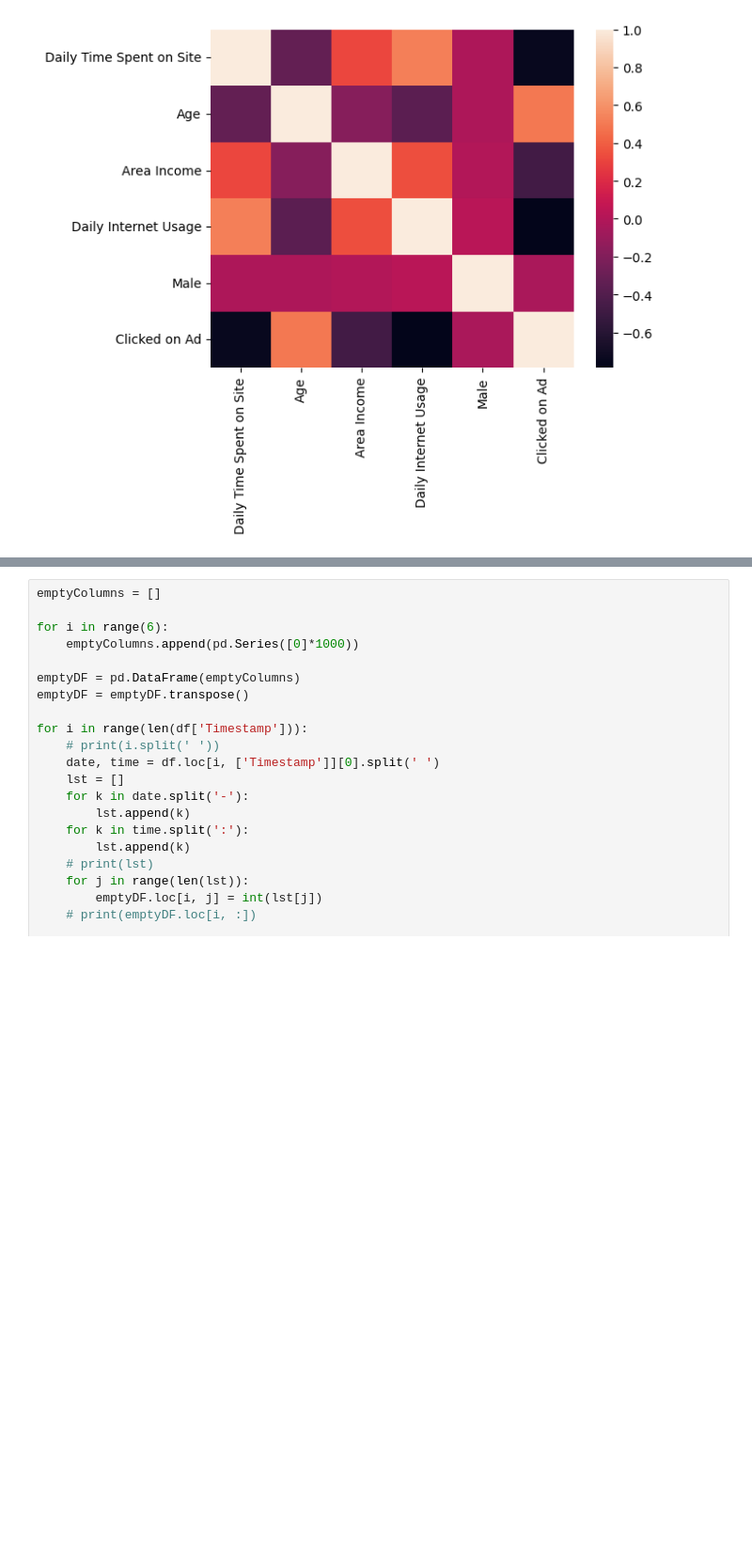
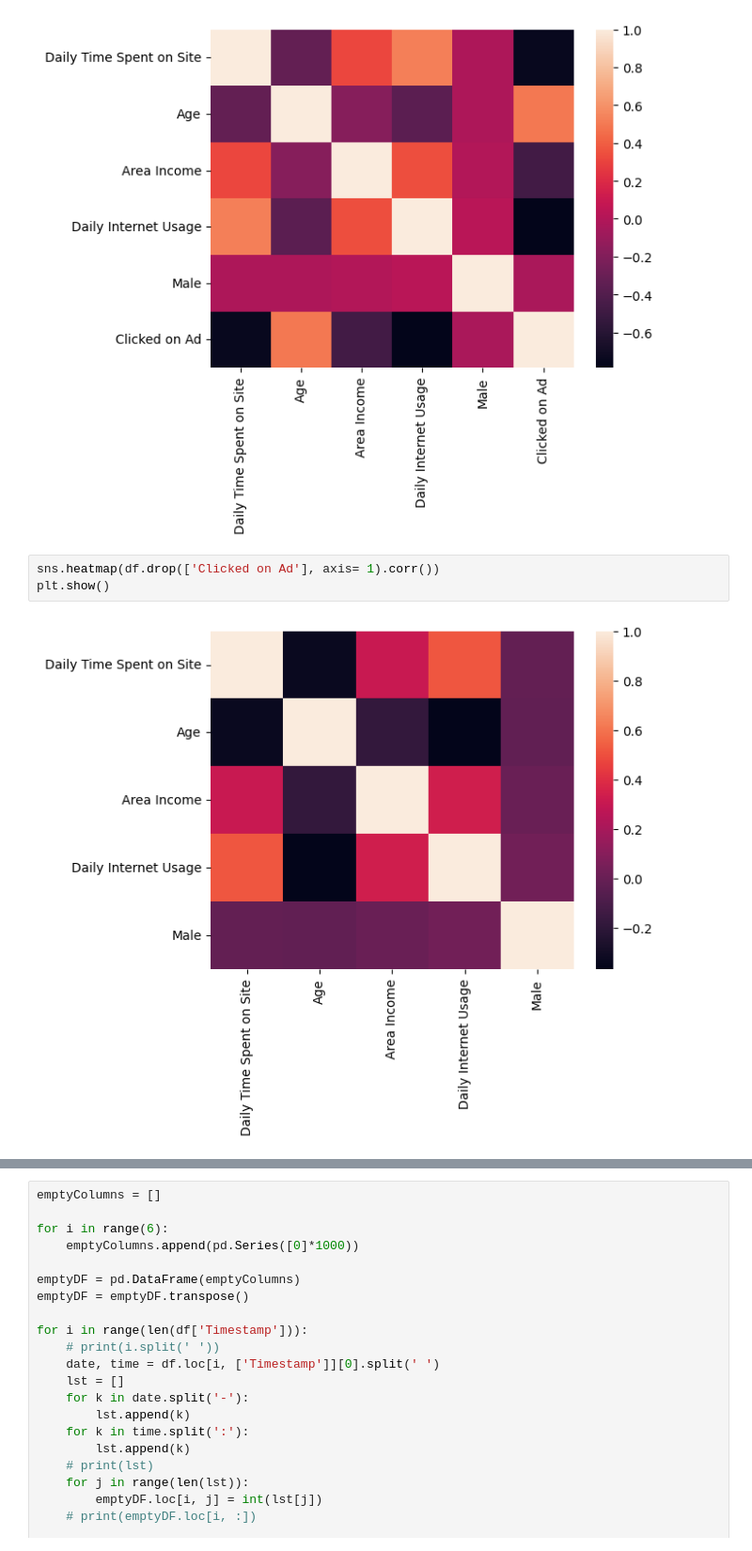
Before and after one commit to vinayak5002/ml, a Jupyter notebook: Case study/notebook.ipynb, the cells around one changed output, grey strips where cells are left out. Shown: that part at 94% size. Saved outputs shown, nothing was run; the diff lists cells and outputs as text; blank space fills up the shorter version.

```diff
--- a/Case study/notebook.ipynb
+++ b/Case study/notebook.ipynb
@@ -31,3 +52,8 @@ sns.heatmap(df.corr())
 plt.show()
 # %% [output]
 [figure]
+# %%
+sns.heatmap(df.drop(['Clicked on Ad'], axis= 1).corr())
+plt.show()
+# %% [output]
+[figure, added]
```
Also changed, not shown: parts of 19 cells of this notebook, 2 other files.
